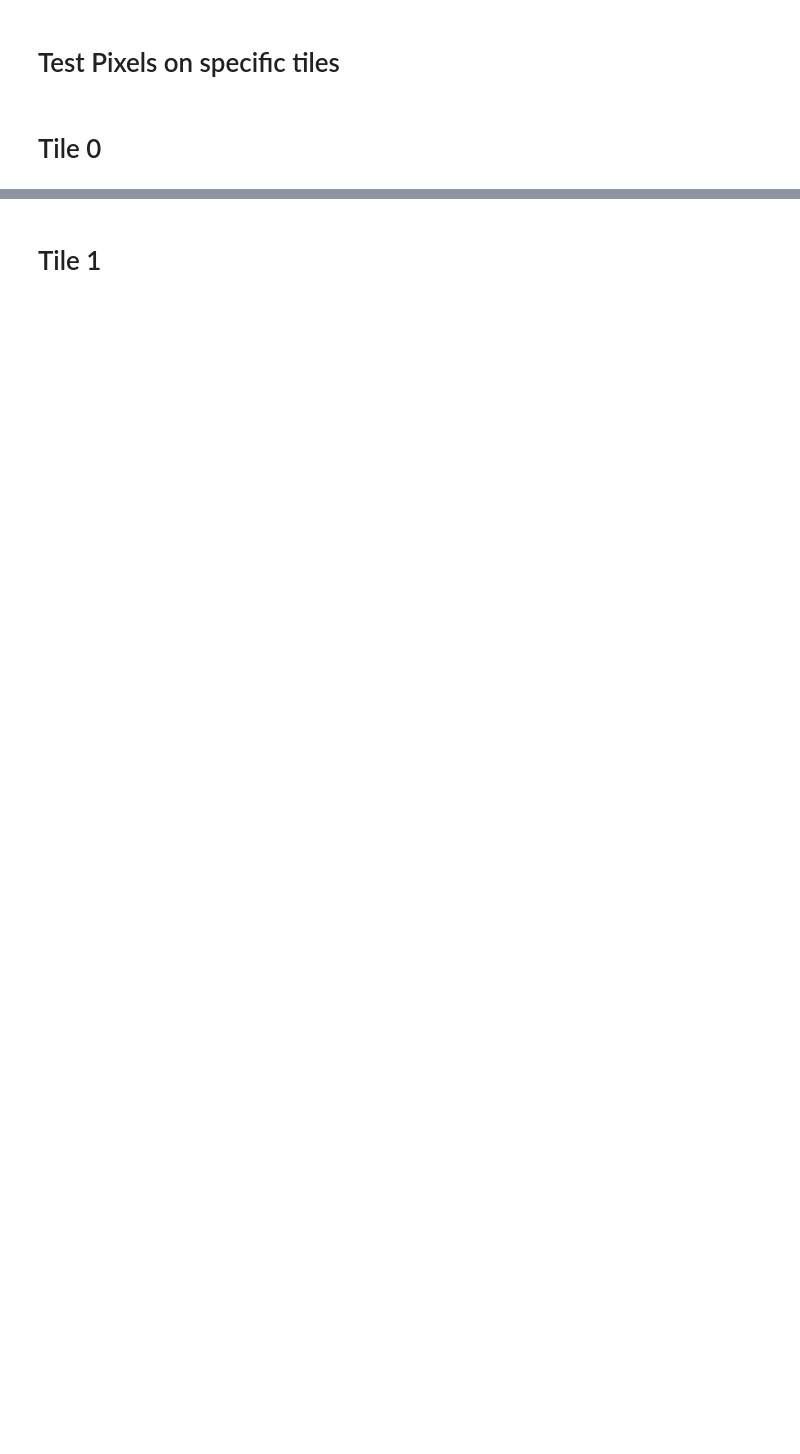
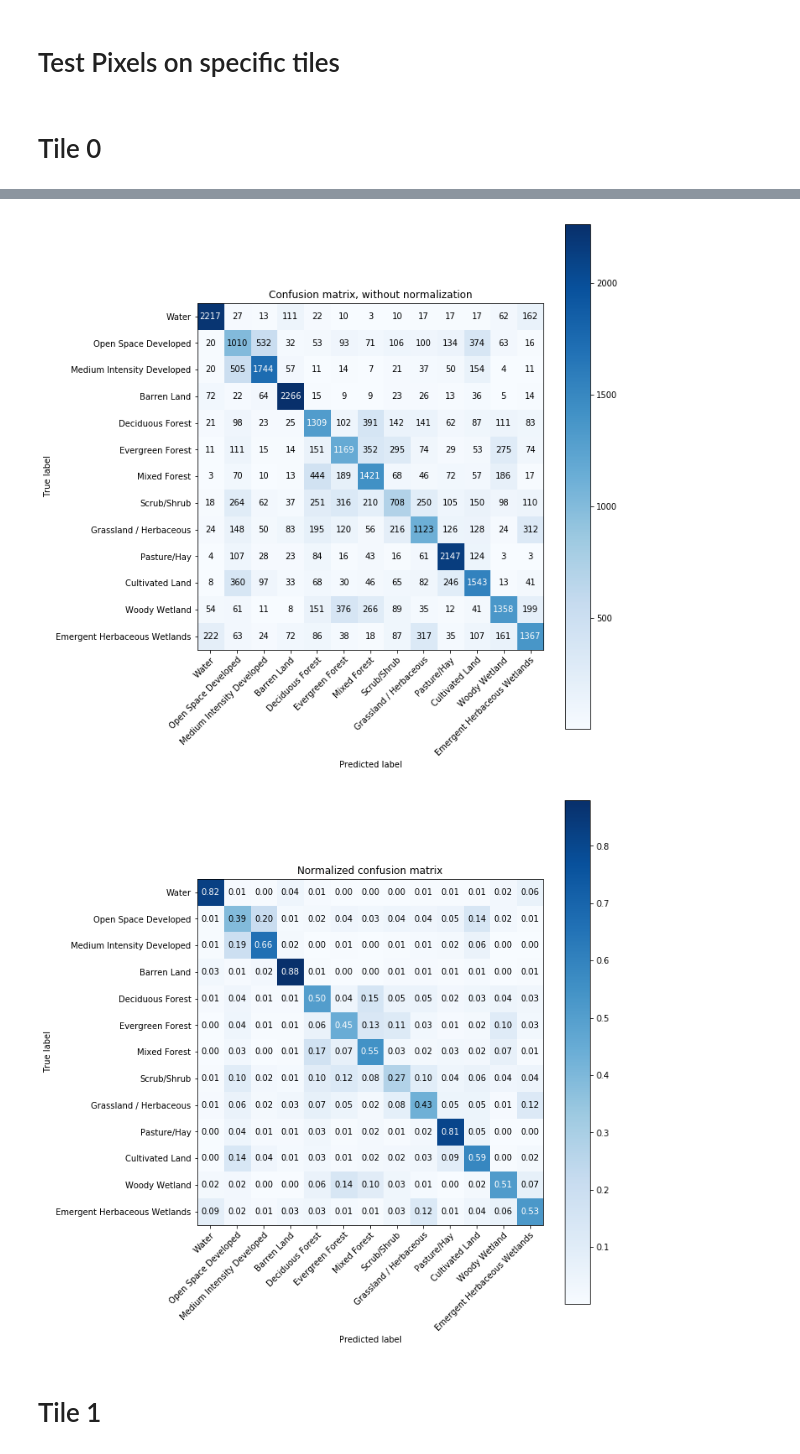
Before and after one commit to patrickcgray/landcover_rcnn, a Jupyter notebook: cnn/ResNet Large Test.ipynb, the cells around one changed output, grey strips where cells are left out. Drawn from its saved outputs; the diff is of its cells as text; code cells hidden in the pictures; blank space fills up the shorter version.

Commit message:
resnet at 60%

```diff
--- a/cnn/ResNet Large Test.ipynb
+++ b/cnn/ResNet Large Test.ipynb
@@ -46,7 +47,7 @@ Cultivated Land:62500.0
 Woody Wetland:62500.0
 Emergent Herbaceous Wetlands:62500.0
 # %%
-epochs = 3
+epochs = 20
 batch_size = 25
 input_shape = tile_gen.get_tile_shape(reshape=True)
 print(input_shape)
@@ -55,6 +58,5 @@ print(input_shape)
 # %%
-model = rs.ResnetBuilder.build_resnet_101(input_shape,num_classes)
-opt = Adam()
+opt = Adam(lr=0.000001)
 model.compile(optimizer=opt, loss='categorical_crossentropy', metrics=['accuracy'])
 # %%
 model.fit_generator(generator=tile_gen.tile_generator(train_px, batch_size),
@@ -76,4 +86,5 @@ for pix in test_px:
 # %% [markdown]
 # Tile 0
 # %%
-tile_gen.evaluate_cnn(model, pixel_buckets[0][:5000])
+tile_gen.evaluate_cnn(model, pixel_buckets[0])
+# %% [output]
@@ -80,3 +93,5 @@ tile_gen.evaluate_cnn(model, pixel_buckets[0][:5000])
+[figure, added]
+[figure, added]
 # %% [markdown]
 # Tile 1
 # %%
```
Also changed, not shown: parts of 11 cells of this notebook, 12 other files.
